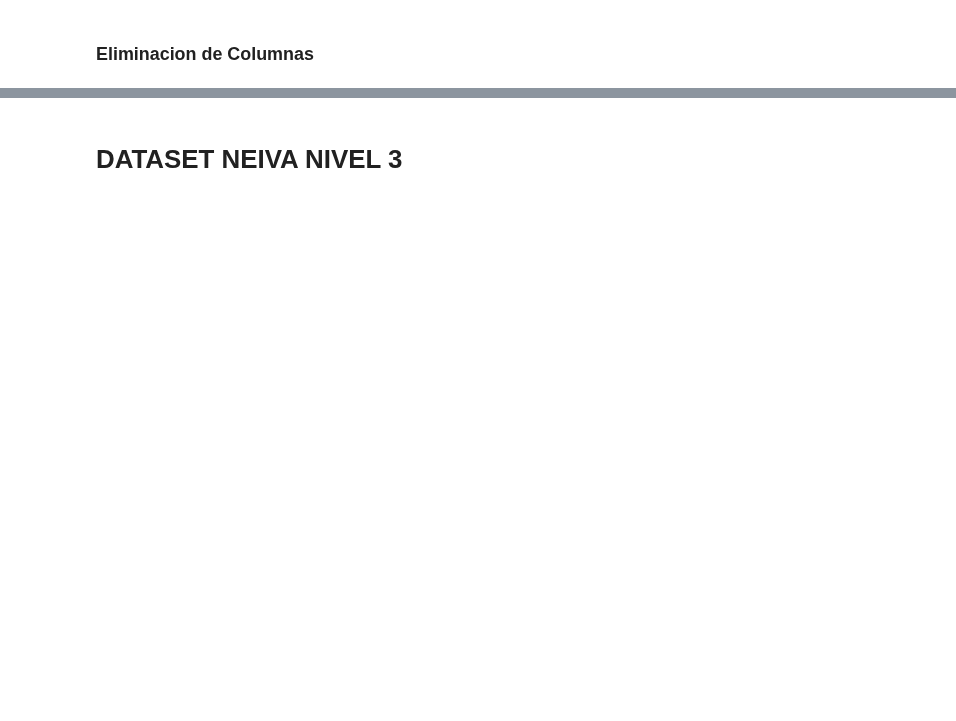
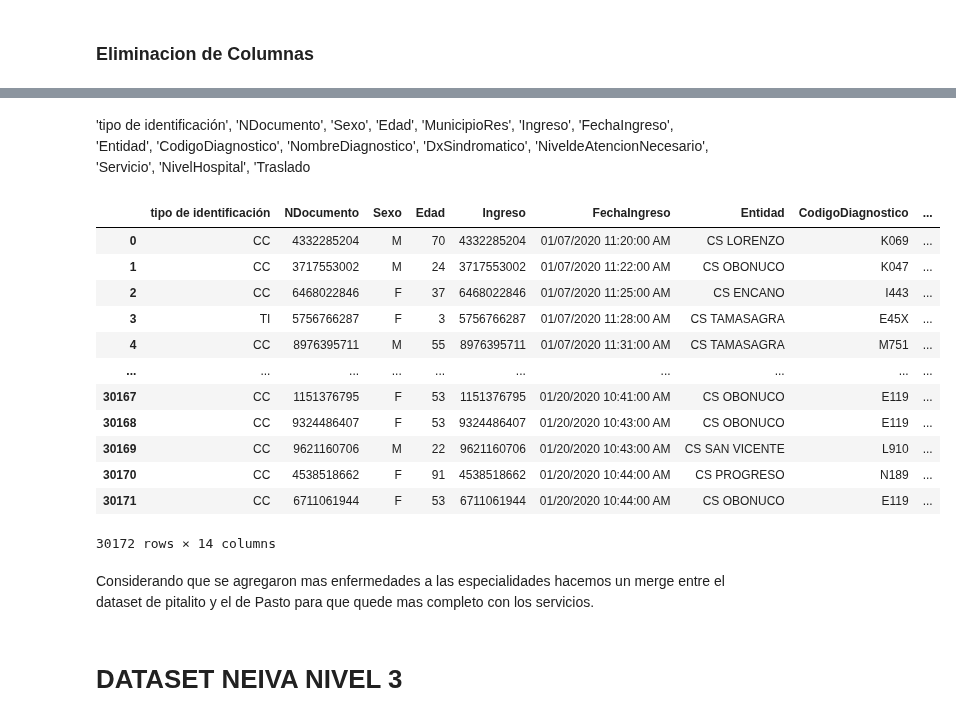
Before and after one commit to aisaza609/Interoperabilidad_Historias_clinicas, a Jupyter notebook: interoperabilidad_sistema_recomendacion_dataset__Hospitalarios.ipynb, the cells around one changed output, grey strips where cells are left out. Cells and saved outputs as stored; diff of their text form; code cells hidden in the pictures; blank space fills up the shorter version.

```diff
--- a/interoperabilidad_sistema_recomendacion_dataset__Hospitalarios.ipynb
+++ b/interoperabilidad_sistema_recomendacion_dataset__Hospitalarios.ipynb
@@ -810,0 +654,52 @@ df_pasto
+# %% [markdown]
+ 'tipo de identificación',
+    'NDocumento',
+    'Sexo',
+    'Edad',
+    'MunicipioRes',
+    'Ingreso',
+    'FechaIngreso',
+    'Entidad',
+    'CodigoDiagnostico',
+    'NombreDiagnostico',
+    'DxSindromatico',
+    'NiveldeAtencionNecesario',
+    'Servicio',
+    'NivelHospital',
+    'Traslado
+# %%
+orden_columnas = [
+    'tipo de identificación',
+    'NDocumento',
+    'Sexo',
+    'Edad',
+    'Ingreso',
+    'FechaIngreso',
+    'Entidad',
+    'CodigoDiagnostico',
+    'NombreDiagnostico',
+    'DxSindromatico',
+    'NiveldeAtencionNecesario',
+    'Servicio',
+    'NivelHospital',
+    'Traslado'
+]
+# Reordenar el DataFrame tg_pitalito con el nuevo orden de columnas
+df_pasto = df_pasto[orden_columnas]
+df_pasto
+# %% [output]
+|  | tipo de identificación | NDocumento | Sexo | Edad | Ingreso | FechaIngreso | Entidad | CodigoDiagnostico | ... |
+| 0 | CC | 4332285204 | M | 70 | 4332285204 | 01/07/2020 11:20:00 AM | CS LORENZO | K069 | ... |
+| 1 | CC | 3717553002 | M | 24 | 3717553002 | 01/07/2020 11:22:00 AM | CS OBONUCO | K047 | ... |
+| 2 | CC | 6468022846 | F | 37 | 6468022846 | 01/07/2020 11:25:00 AM | CS ENCANO | I443 | ... |
+| 3 | TI | 5756766287 | F | 3 | 5756766287 | 01/07/2020 11:28:00 AM | CS TAMASAGRA | E45X | ... |
+| 4 | CC | 8976395711 | M | 55 | 8976395711 | 01/07/2020 11:31:00 AM | CS TAMASAGRA | M751 | ... |
+| ... | ... | ... | ... | ... | ... | ... | ... | ... | ... |
+| 30167 | CC | 1151376795 | F | 53 | 1151376795 | 01/20/2020 10:41:00 AM | CS OBONUCO | E119 | ... |
+| 30168 | CC | 9324486407 | F | 53 | 9324486407 | 01/20/2020 10:43:00 AM | CS OBONUCO | E119 | ... |
+| 30169 | CC | 9621160706 | M | 22 | 9621160706 | 01/20/2020 10:43:00 AM | CS SAN VICENTE | L910 | ... |
+| 30170 | CC | 4538518662 | F | 91 | 4538518662 | 01/20/2020 10:44:00 AM | CS PROGRESO | N189 | ... |
+| 30171 | CC | 6711061944 | F | 53 | 6711061944 | 01/20/2020 10:44:00 AM | CS OBONUCO | E119 | ... |
+30172 rows × 14 columns
+# %% [markdown]
+Considerando que se agregaron mas enfermedades a las especialidades hacemos un merge entre el dataset de pitalito y el de Pasto para que quede mas completo con los servicios.
```
Also changed, not shown: parts of 35 cells of this notebook.
